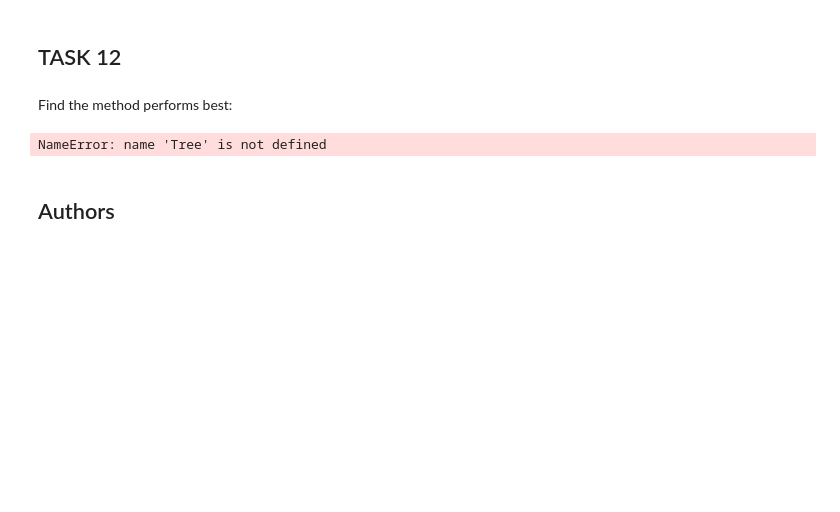
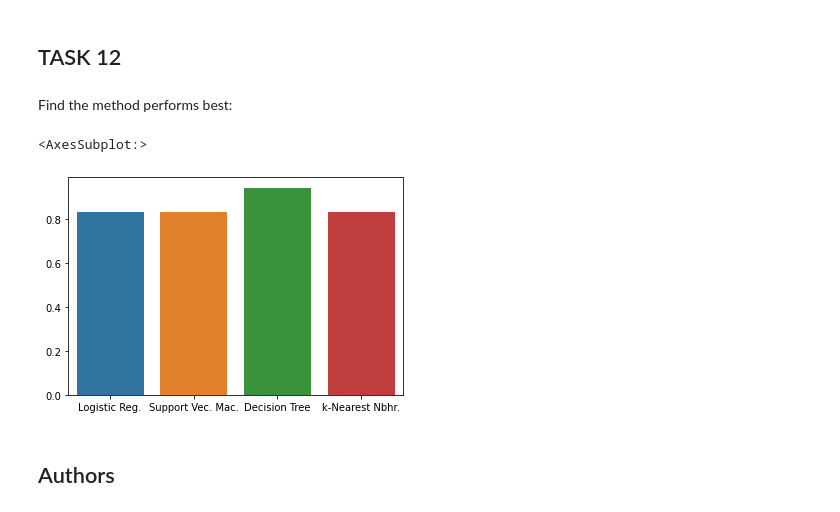
Before and after one commit to evanakm/coursera-project, a Jupyter notebook: Week 4-1.ipynb, the cells around one changed output. Drawn from its saved outputs; the diff is of its cells as text; code cells hidden in the pictures; blank space fills up the shorter version.

```diff
--- a/Week 4-1.ipynb
+++ b/Week 4-1.ipynb
@@ -338,10 +338,11 @@ plot_confusion_matrix(Y_test,yhat)
 ## TASK  12
 # %% [markdown]
 Find the method performs best:
-# %%
-Tree
-# %% [output]
-NameError: name 'Tree' is not defined
+# %%
+sns.barplot(x=['Logistic Reg.','Support Vec. Mac.','Decision Tree','k-Nearest Nbhr.'],y=[logreg_cv.score(X_test,Y_test),svm_cv.score(X_test,Y_test),tree_cv.score(X_test,Y_test),knn_cv.score(X_test,Y_test)])
+# %% [output]
+<AxesSubplot:>
+[figure, added]
 # %% [markdown]
 ## Authors
 # %% [markdown]
```
Also changed, not shown: parts of 1 cell of this notebook.
